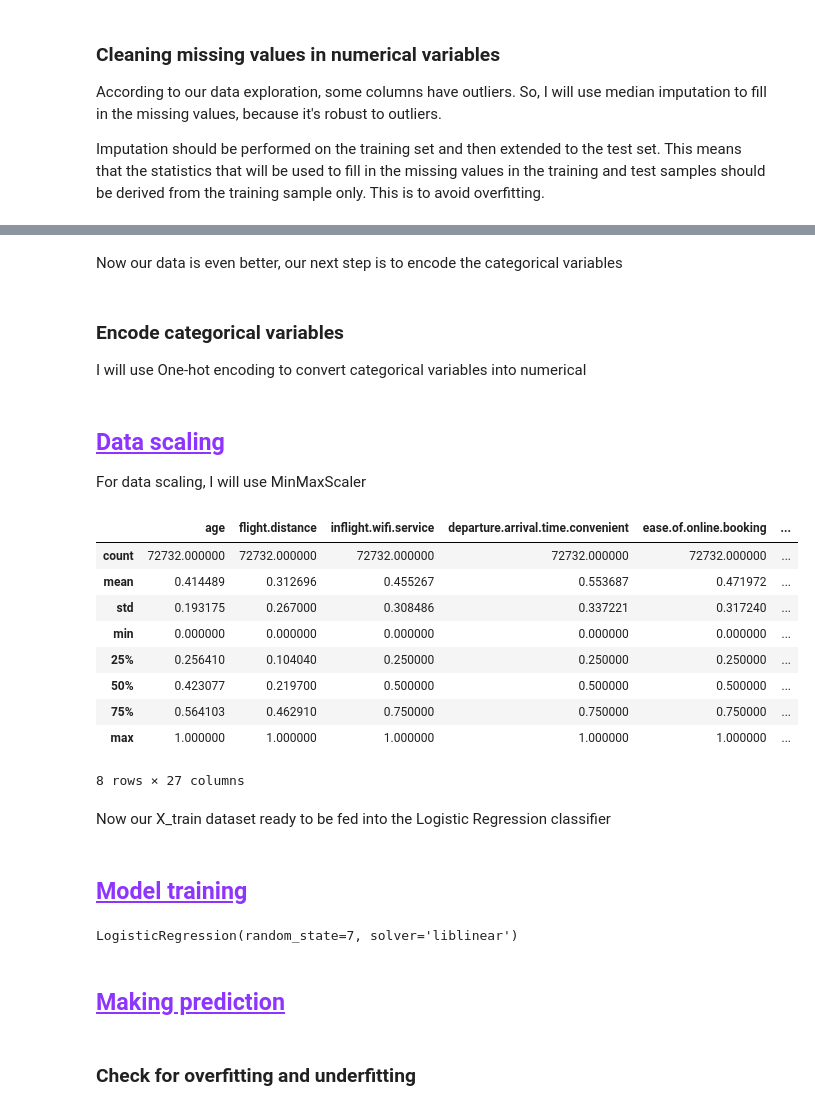
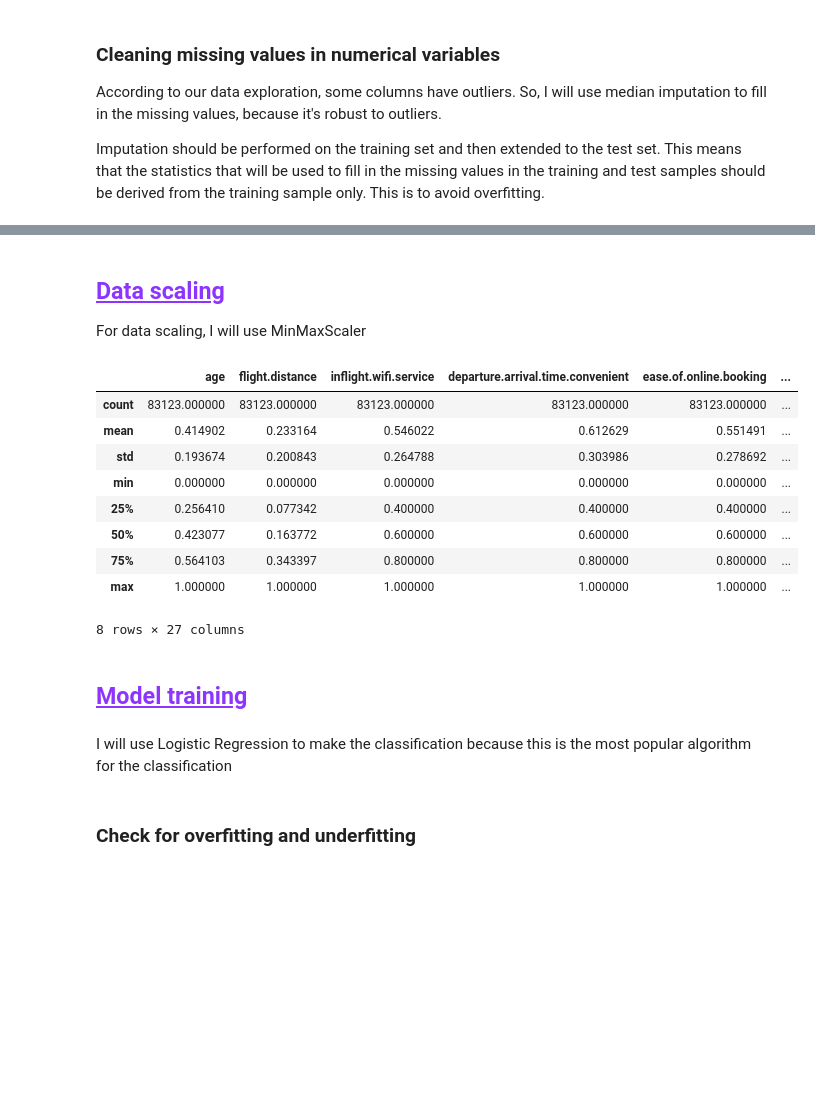
Before and after one commit to andrii-zapukhlyi/passenger_satisfaction, a Jupyter notebook: passenger_satisfaction.ipynb, the cells around one changed output, grey strips where cells are left out. Drawn from its saved outputs; the diff is of its cells as text; code cells hidden in the pictures; blank space fills up the shorter version.

```diff
--- a/passenger_satisfaction.ipynb
+++ b/passenger_satisfaction.ipynb
@@ -212,8 +210,12 @@ To get rid of the missing categorical values, I will fill them in with most freq
 # %%
 categorical = [col for col in X_train.columns if X_train[col].dtypes == 'O']
+# %%
+X_train_encoded = pd.concat([X_train[num], pd.get_dummies(X_train[categorical])], axis=1)
+X_test_encoded = pd.concat([X_test[num], pd.get_dummies(X_test[categorical])], axis=1)
 # %%
-for df2 in [X_train, X_test]:
-    for col in categorical:
-        df2[col].fillna(X_train[col].mode()[0], inplace = True)
+imputer = KNNImputer(n_neighbors=3)
+X_train = imputer.fit_transform(X_train_encoded)
+X_test = imputer.transform(X_test_encoded)
 
-X_train.isna().sum()
+X_train = pd.DataFrame(X_train, columns=X_train_encoded.columns)
+X_test = pd.DataFrame(X_test, columns=X_test_encoded.columns)
@@ -306,49 +228,28 @@ X_train[num].describe()
-# %% [markdown]
-Now our data is even better, our next step is to encode the categorical variables
-# %% [markdown]
-### Encode categorical variables
-
-I will use One-hot encoding to convert categorical variables into numerical
-# %%
-X_train = pd.concat([X_train[num], pd.get_dummies(X_train["gender"]),
-                     pd.get_dummies(X_train["customer.type"]),
-                     pd.get_dummies(X_train["type.of.travel"]),
-                     pd.get_dummies(X_train["class"])], axis = 1)
-# %%
-X_test = pd.concat([X_test[num], pd.get_dummies(X_test["gender"]),
-                     pd.get_dummies(X_test["customer.type"]),
-                     pd.get_dummies(X_test["type.of.travel"]),
-                     pd.get_dummies(X_test["class"])], axis = 1)
 # %% [markdown]
 ## <span style="color:#8D35FF; text-decoration:underline">Data scaling</span>
 
 For data scaling, I will use MinMaxScaler
 # %%
-columns = X_train.columns
 scaler = MinMaxScaler()
-
-X_train = pd.DataFrame(scaler.fit_transform(X_train), columns=[columns])
-X_test = pd.DataFrame(scaler.fit_transform(X_test), columns=[columns])
+X_train[num] = pd.DataFrame(scaler.fit_transform(X_train[num]))
+X_test[num] = pd.DataFrame(scaler.transform(X_test[num]))
 X_train.describe()
 # %% [output]
 |  | age | flight.distance | inflight.wifi.service | departure.arrival.time.convenient | ease.of.online.booking | ... |
-| count | 72732.000000 | 72732.000000 | 72732.000000 | 72732.000000 | 72732.000000 | ... |
-| mean | 0.414489 | 0.312696 | 0.455267 | 0.553687 | 0.471972 | ... |
-| std | 0.193175 | 0.267000 | 0.308486 | 0.337221 | 0.317240 | ... |
+| count | 83123.000000 | 83123.000000 | 83123.000000 | 83123.000000 | 83123.000000 | ... |
+| mean | 0.414902 | 0.233164 | 0.546022 | 0.612629 | 0.551491 | ... |
+| std | 0.193674 | 0.200843 | 0.264788 | 0.303986 | 0.278692 | ... |
 | min | 0.000000 | 0.000000 | 0.000000 | 0.000000 | 0.000000 | ... |
-| 25% | 0.256410 | 0.104040 | 0.250000 | 0.250000 | 0.250000 | ... |
-| 50% | 0.423077 | 0.219700 | 0.500000 | 0.500000 | 0.500000 | ... |
-| 75% | 0.564103 | 0.462910 | 0.750000 | 0.750000 | 0.750000 | ... |
+| 25% | 0.256410 | 0.077342 | 0.400000 | 0.400000 | 0.400000 | ... |
+| 50% | 0.423077 | 0.163772 | 0.600000 | 0.600000 | 0.600000 | ... |
+| 75% | 0.564103 | 0.343397 | 0.800000 | 0.800000 | 0.800000 | ... |
 | max | 1.000000 | 1.000000 | 1.000000 | 1.000000 | 1.000000 | ... |
 8 rows × 27 columns
-# %% [markdown]
-Now our X_train dataset ready to be fed into the Logistic Regression classifier
 # %% [markdown]
 ## <span style="color:#8D35FF; text-decoration:underline">Model training</span>
+# %% [markdown]
+I will use Logistic Regression to make the classification because this is the most popular algorithm for the classification
 # %%
-model = LogisticRegression(solver='liblinear', random_state=7)
+model = LogisticRegression()
 model.fit(X_train, y_train)
+y_hat = model.predict(X_test)
-# %% [output]
-LogisticRegression(random_state=7, solver='liblinear')
-# %% [markdown]
-## <span style="color:#8D35FF; text-decoration:underline">Making prediction</span>
```
Also changed, not shown: parts of 31 cells of this notebook.
